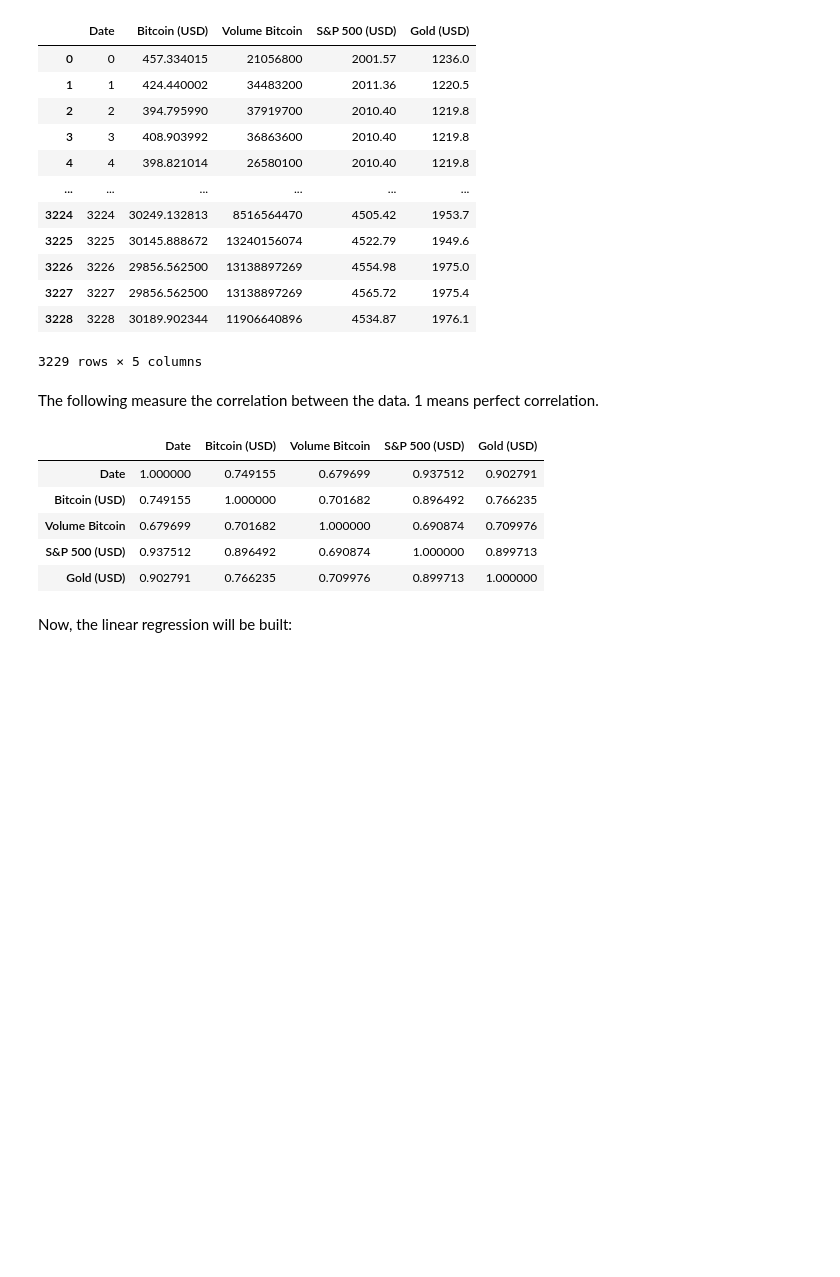
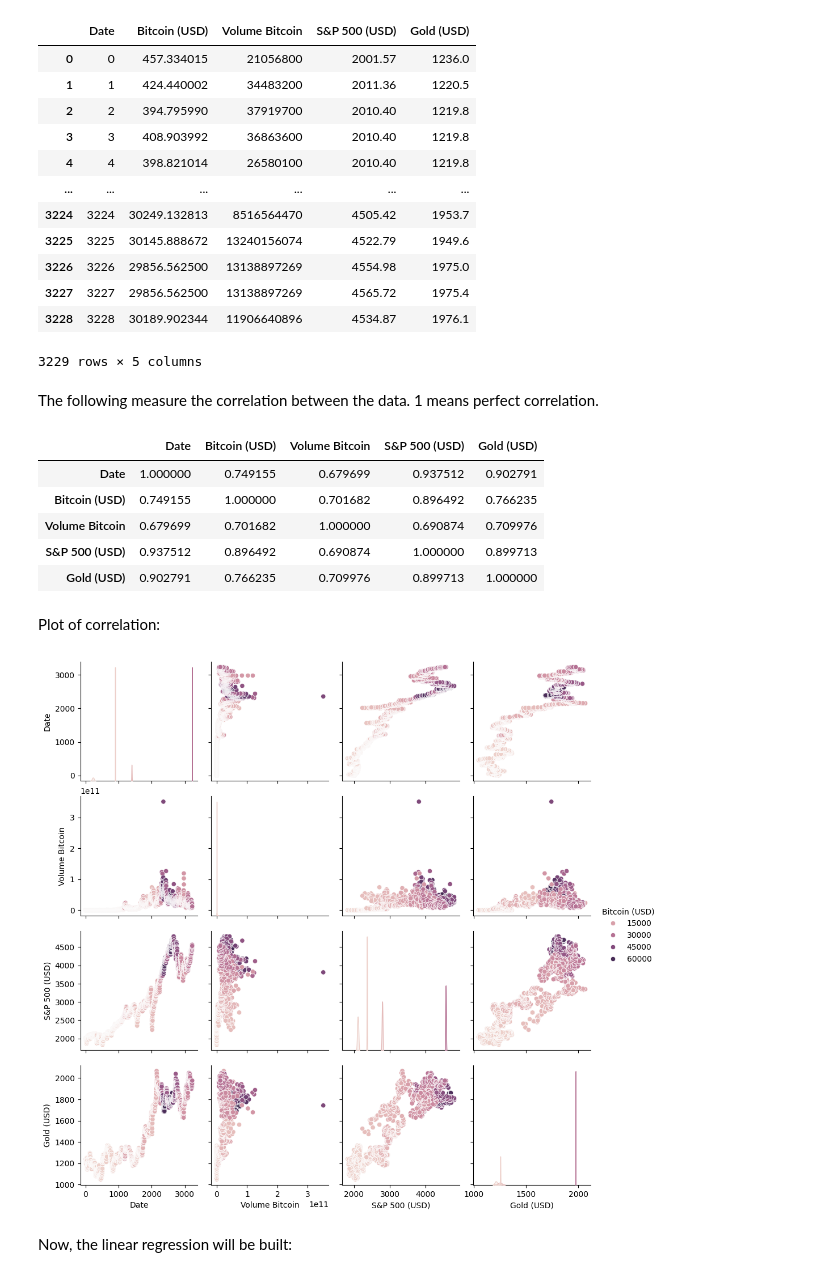
Before and after one commit to Davigbit/BitcoinAI, a Jupyter notebook: Data.ipynb, the cells around one changed output. Drawn from its saved outputs; the diff is of its cells as text; code cells hidden in the pictures; blank space fills up the shorter version.

```diff
--- a/Data.ipynb
+++ b/Data.ipynb
@@ -178,6 +180,13 @@ df.corr('pearson')
 | Volume Bitcoin | 0.679699 | 0.701682 | 1.000000 | 0.690874 | 0.709976 |
 | S&P 500 (USD) | 0.937512 | 0.896492 | 0.690874 | 1.000000 | 0.899713 |
 | Gold (USD) | 0.902791 | 0.766235 | 0.709976 | 0.899713 | 1.000000 |
+# %% [markdown]
+Plot of correlation:
+# %%
+sns.pairplot(df, hue='Bitcoin (USD)')
+plt.show()
+# %% [output]
+[figure, added]
 # %% [markdown]
 Now, the linear regression will be built:
 # %%
```
Also changed, not shown: parts of 2 cells of this notebook.
